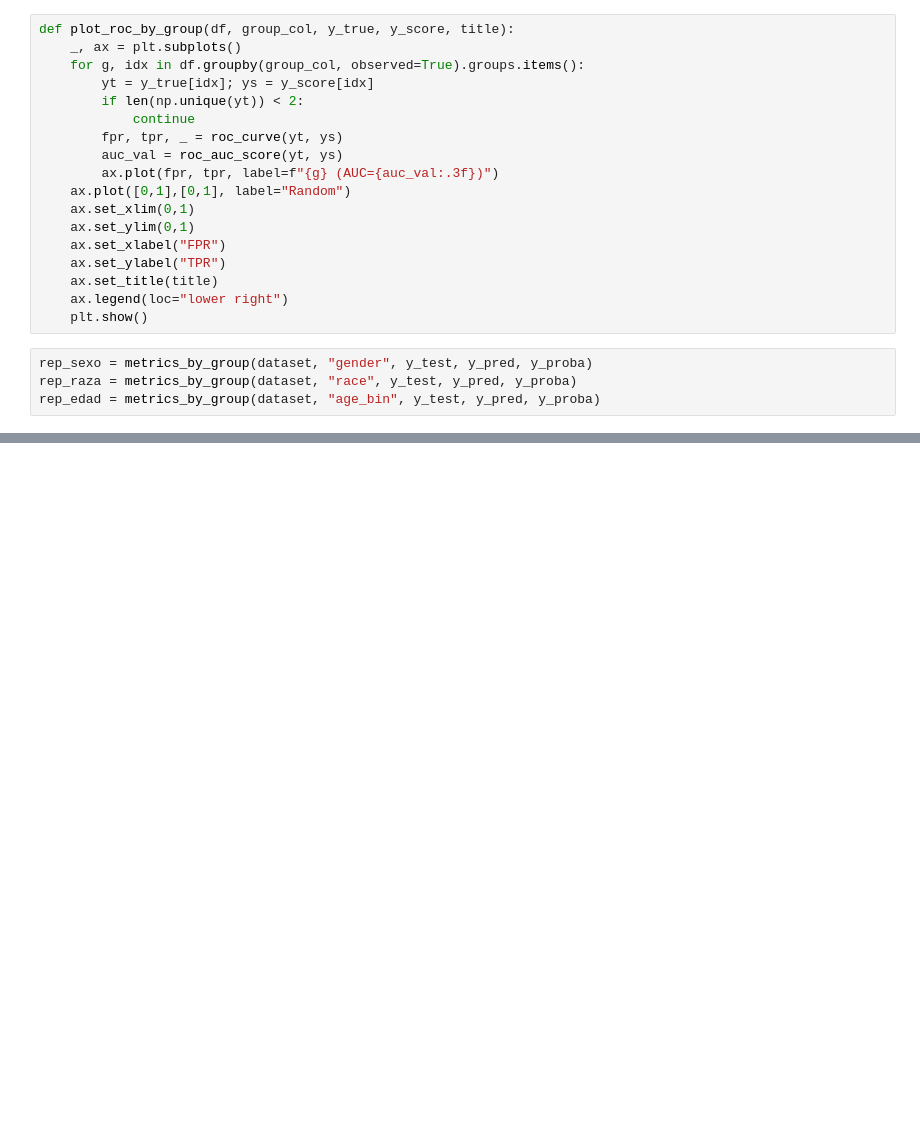
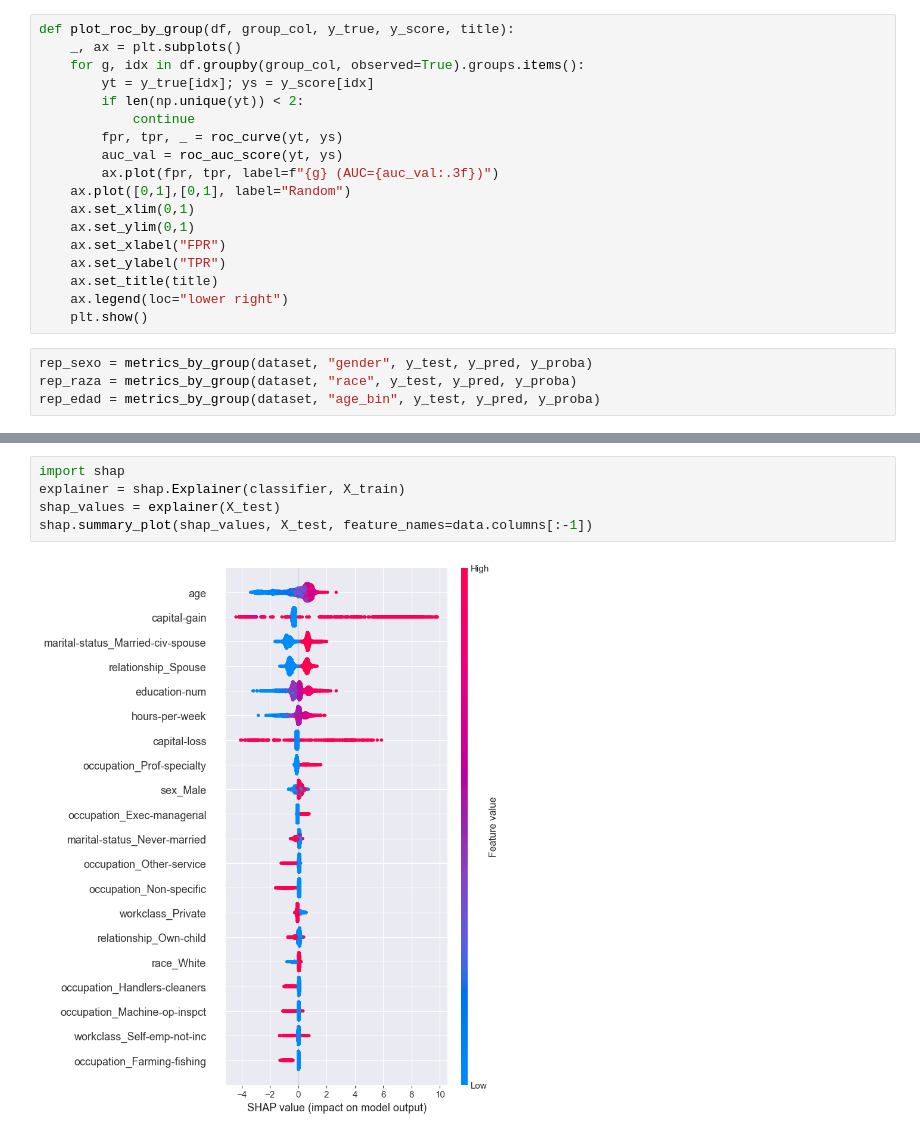
Before and after one commit to FranzCastillo/Income-Prediction, a Jupyter notebook: notebooks/initial_classification_model.ipynb, the cells around one changed output, grey strips where cells are left out. Saved outputs shown, nothing was run; the diff lists cells and outputs as text; blank space fills up the shorter version.

```diff
--- a/notebooks/initial_classification_model.ipynb
+++ b/notebooks/initial_classification_model.ipynb
@@ -178,0 +179,7 @@ plot_roc_by_group(dataset, "age_bin", y_test, y_proba, "ROC Curves by Age")
+# %%
+import shap
+explainer = shap.Explainer(classifier, X_train)
+shap_values = explainer(X_test)
+shap.summary_plot(shap_values, X_test, feature_names=data.columns[:-1])
+# %% [output]
+[figure, added]
```
Also changed, not shown: parts of 6 cells of this notebook.
